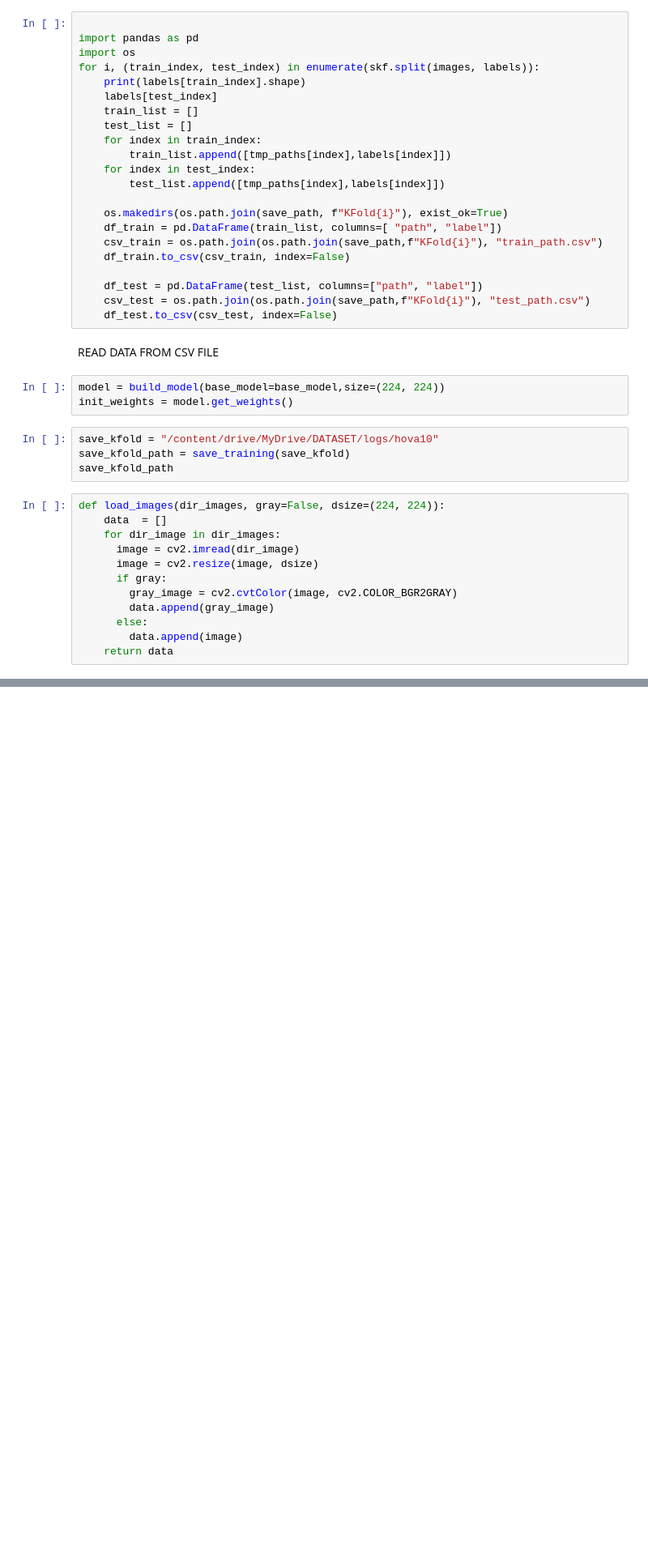
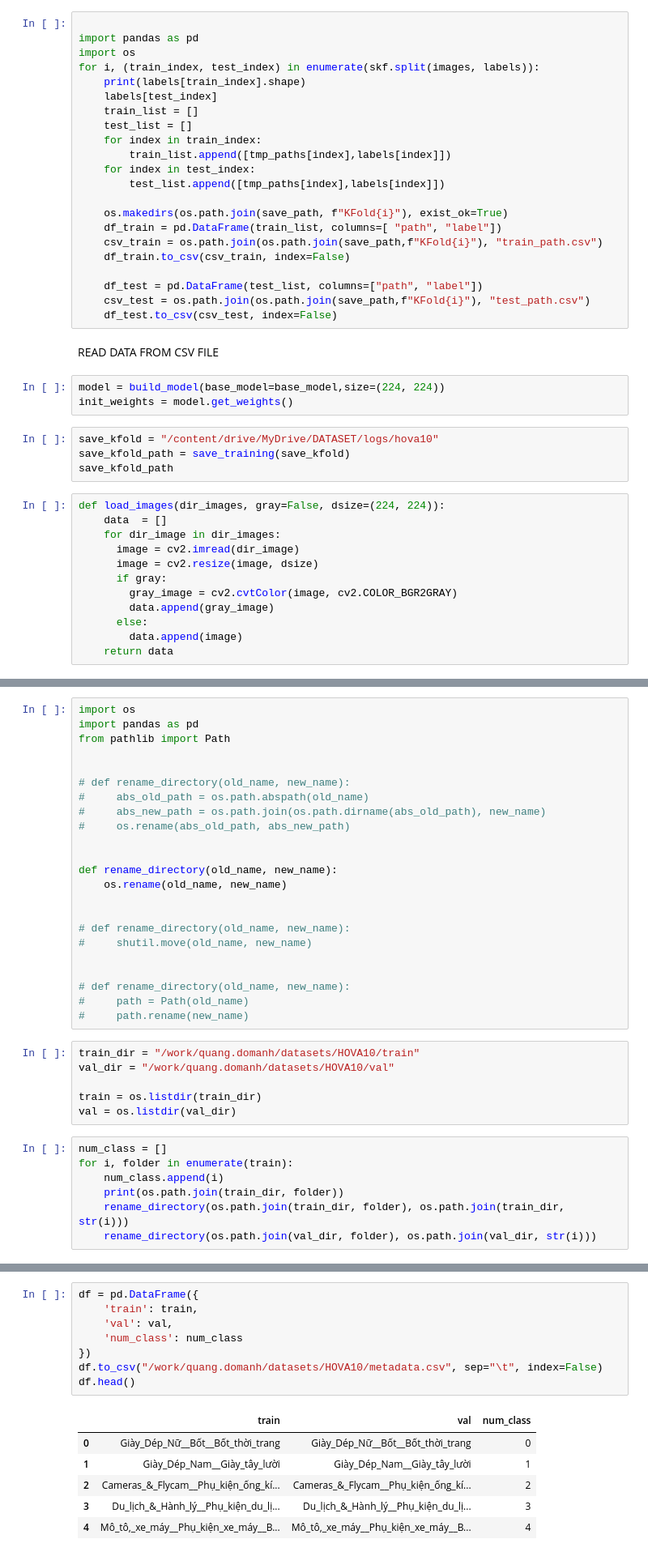
Before and after one commit to DoManhQuang/ecom-product-categorization, a Jupyter notebook: Scale-up LoRA for Image Classification.ipynb, the cells around one changed output, grey strips where cells are left out. Shown: that part at 81% size. Drawn from its saved outputs; the diff is of its cells as text; blank space fills up the shorter version.

```diff
--- a/Scale-up LoRA for Image Classification.ipynb
+++ b/Scale-up LoRA for Image Classification.ipynb
@@ -465,0 +448,36 @@ Val Acc:  0.8812785148620605
+# %%
+import os
+import pandas as pd
+from pathlib import Path
+
+
+# def rename_directory(old_name, new_name):
+#     abs_old_path = os.path.abspath(old_name)
+#     abs_new_path = os.path.join(os.path.dirname(abs_old_path), new_name)
+#     os.rename(abs_old_path, abs_new_path)
+
+
+def rename_directory(old_name, new_name):
+    os.rename(old_name, new_name)
+
+
+# def rename_directory(old_name, new_name):
+#     shutil.move(old_name, new_name)
+
+
+# def rename_directory(old_name, new_name):
+#     path = Path(old_name)
+#     path.rename(new_name)
+# %%
+train_dir = "/work/quang.domanh/datasets/HOVA10/train"
+val_dir = "/work/quang.domanh/datasets/HOVA10/val"
+
+train = os.listdir(train_dir)
+val = os.listdir(val_dir)
+# %%
+num_class = []
+for i, folder in enumerate(train):
+    num_class.append(i)
+    print(os.path.join(train_dir, folder))
+    rename_directory(os.path.join(train_dir, folder), os.path.join(train_dir, str(i)))
+    rename_directory(os.path.join(val_dir, folder), os.path.join(val_dir, str(i)))
@@ -465,0 +495,15 @@ Val Acc:  0.8812785148620605
+# %%
+df = pd.DataFrame({
+    'train': train,
+    'val': val,
+    'num_class': num_class
+})
+df.to_csv("/work/quang.domanh/datasets/HOVA10/metadata.csv", sep="\t", index=False)
+df.head()
+# %% [output]
+|  | train | val | num_class |
+| 0 | Giày_Dép_Nữ__Bốt__Bốt_thời_trang | Giày_Dép_Nữ__Bốt__Bốt_thời_trang | 0 |
+| 1 | Giày_Dép_Nam__Giày_tây_lười | Giày_Dép_Nam__Giày_tây_lười | 1 |
+| 2 | Cameras_&_Flycam__Phụ_kiện_ống_kí... | Cameras_&_Flycam__Phụ_kiện_ống_kí... | 2 |
+| 3 | Du_lịch_&_Hành_lý__Phụ_kiện_du_lị... | Du_lịch_&_Hành_lý__Phụ_kiện_du_lị... | 3 |
+| 4 | Mô_tô,_xe_máy__Phụ_kiện_xe_máy__B... | Mô_tô,_xe_máy__Phụ_kiện_xe_máy__B... | 4 |
```
Also changed, not shown: parts of 2 cells of this notebook.
